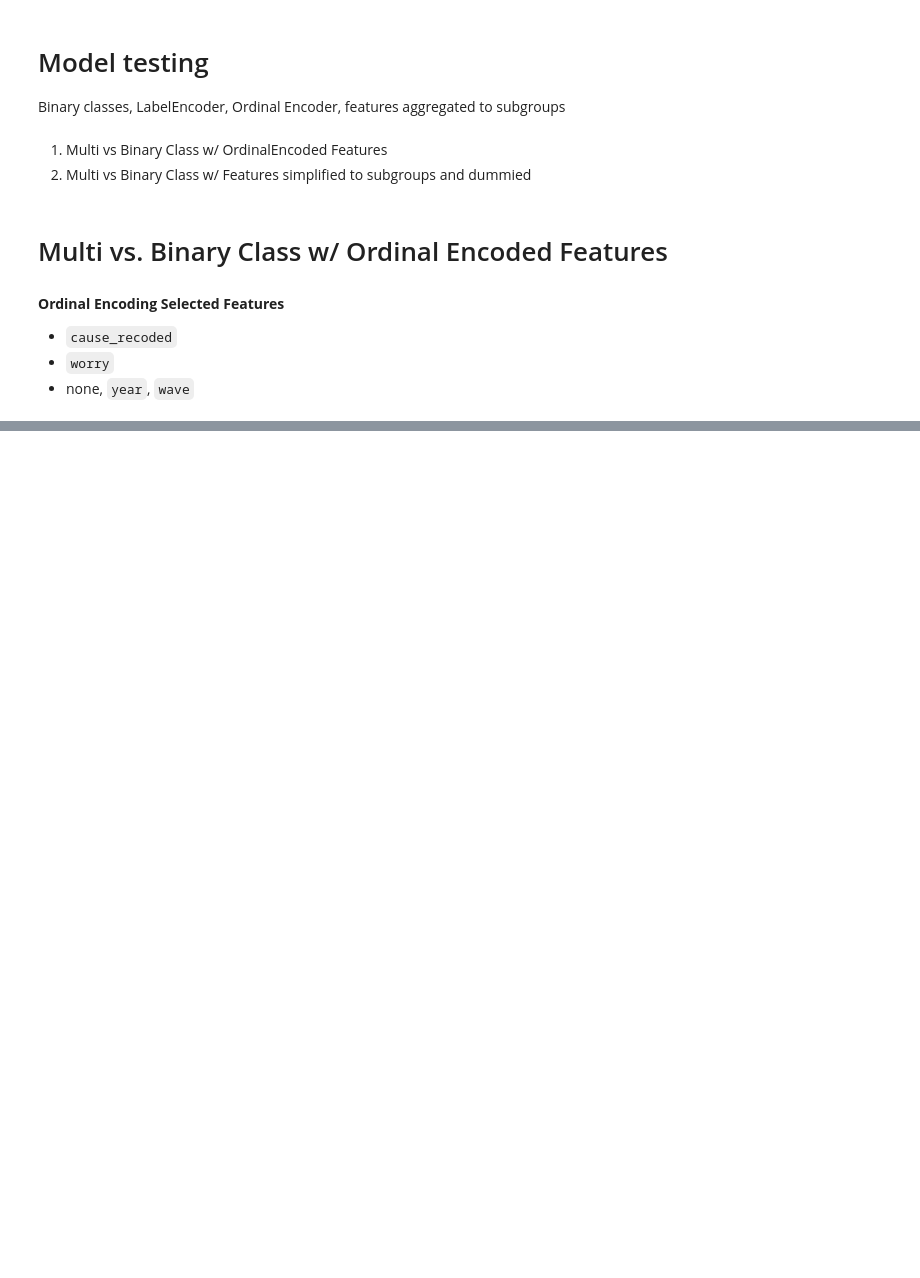
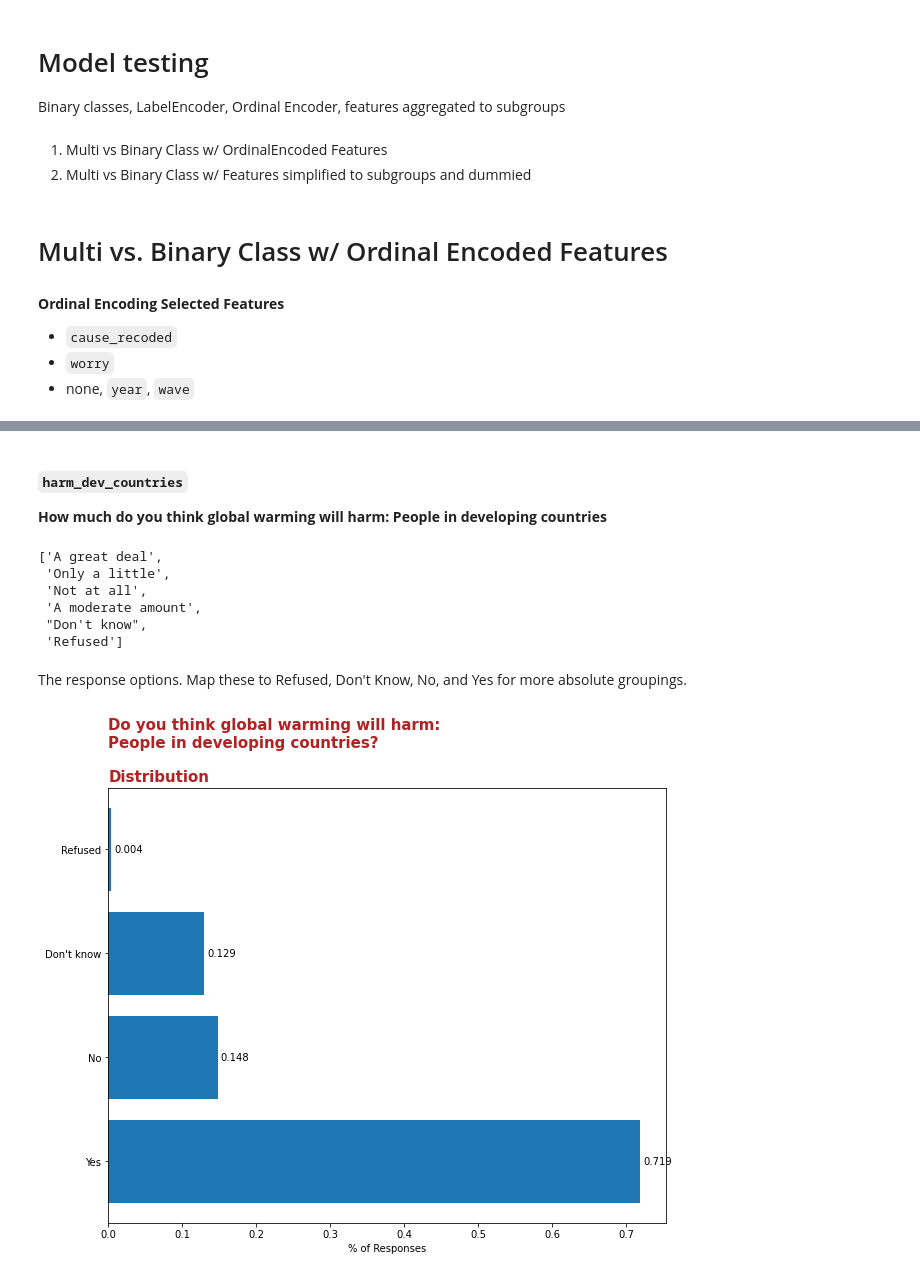
Before and after one commit to sabaiitj/Climate-Change-Survey, a Jupyter notebook: code/aggregate_eda.ipynb, the cells around one changed output, grey strips where cells are left out. Cells and saved outputs as stored; diff of their text form; code cells hidden in the pictures; blank space fills up the shorter version.

```diff
--- a/code/aggregate_eda.ipynb
+++ b/code/aggregate_eda.ipynb
@@ -16,0 +27,3 @@ df.drop('case_ID', axis=1, inplace=True)
+# %%
+# drop Refused
+df = df[df.happening != "Refused"]
@@ -1144,0 +1169,52 @@ X_ord = enc.transform(df[['harm_personally',
+# %%
+def distgraph(var,title):
+    fig, ax = plt.subplots(figsize=(10,8))
+
+    ax.barh(df[var].value_counts(normalize=True).index,
+              width = df[var].value_counts(normalize=True))
+
+    # label each bar
+    ax.bar_label(ax.containers[0],
+                    fmt="%.3f",
+                   padding = 3)
+
+    # fluff
+    ax.set_xlabel('% of Responses')
+    ax.set_title(title+'\n\nDistribution',
+                 fontsize=15,
+                 fontweight='bold',
+                 color='firebrick',
+                 loc='left');
+
+def propgraph(var,var_order,title):
+    fig, ax = plt.subplots()
+
+    df.groupby(var)['happening'].value_counts(normalize=True)\
+        .unstack().loc[var_order].T\
+        .loc[['No', "Don't know", 'Yes']].T\
+        .plot(kind='barh',
+              figsize=(10, 8),
+              stacked=True,
+              color=['slategrey', 'deepskyblue', 'palegreen'],
+              ax=ax)
+    ax.set_title(title+'\n\nProportion of Belief in Climate Change',
+                 fontsize=15,
+                 fontweight='bold',
+                 color='firebrick',
+                 loc='left')
+    ax.set_ylabel(None)
+    ax.legend(loc=(1.05,0.88));
+# %% [markdown]
+#### `harm_dev_countries`
+**How much do you think global warming will harm: People in developing countries**
+# %%
+list(df.harm_dev_countries.unique())
+# %% [output]
+['A great deal',
+ 'Only a little',
+ 'Not at all',
+ 'A moderate amount',
+ "Don't know",
+ 'Refused']
+# %% [markdown]
+The response options. Map these to Refused, Don't Know, No, and Yes for more absolute groupings.
@@ -1144,0 +1230,6 @@ X_ord = enc.transform(df[['harm_personally',
+# %%
+distgraph('harm_dev_countries',
+          'Do you think global warming will harm:\n'+\
+          'People in developing countries?')
+# %% [output]
+[figure, added]
```
Also changed, not shown: parts of 100 cells of this notebook.
